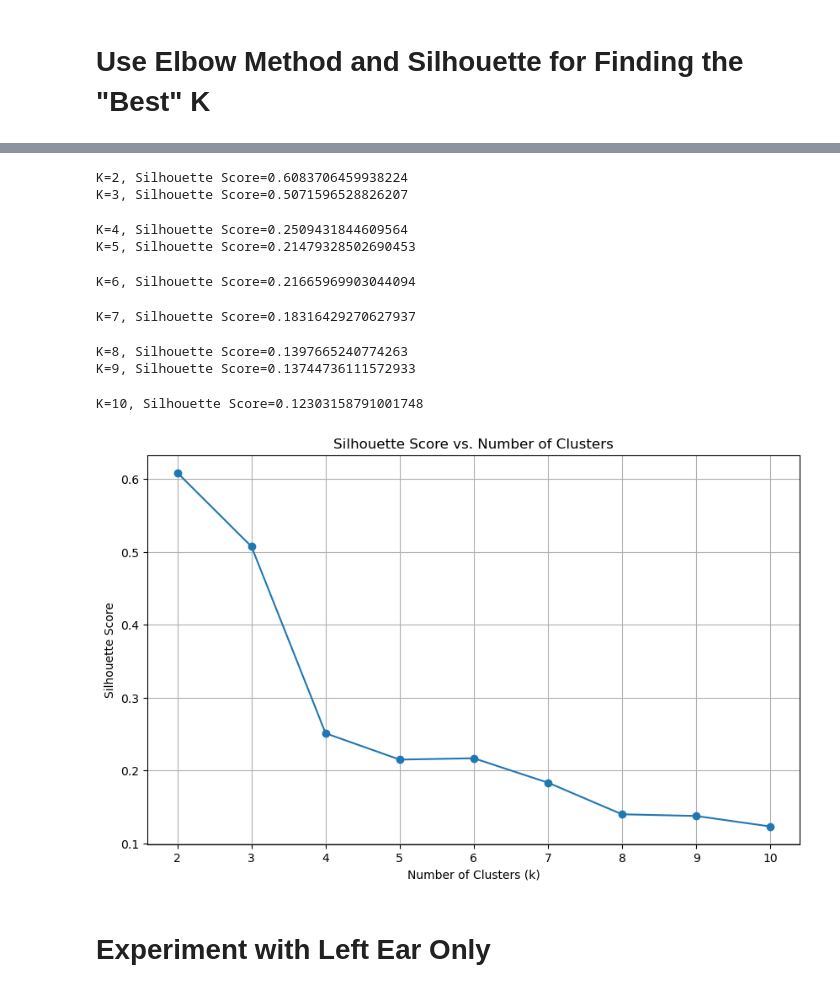
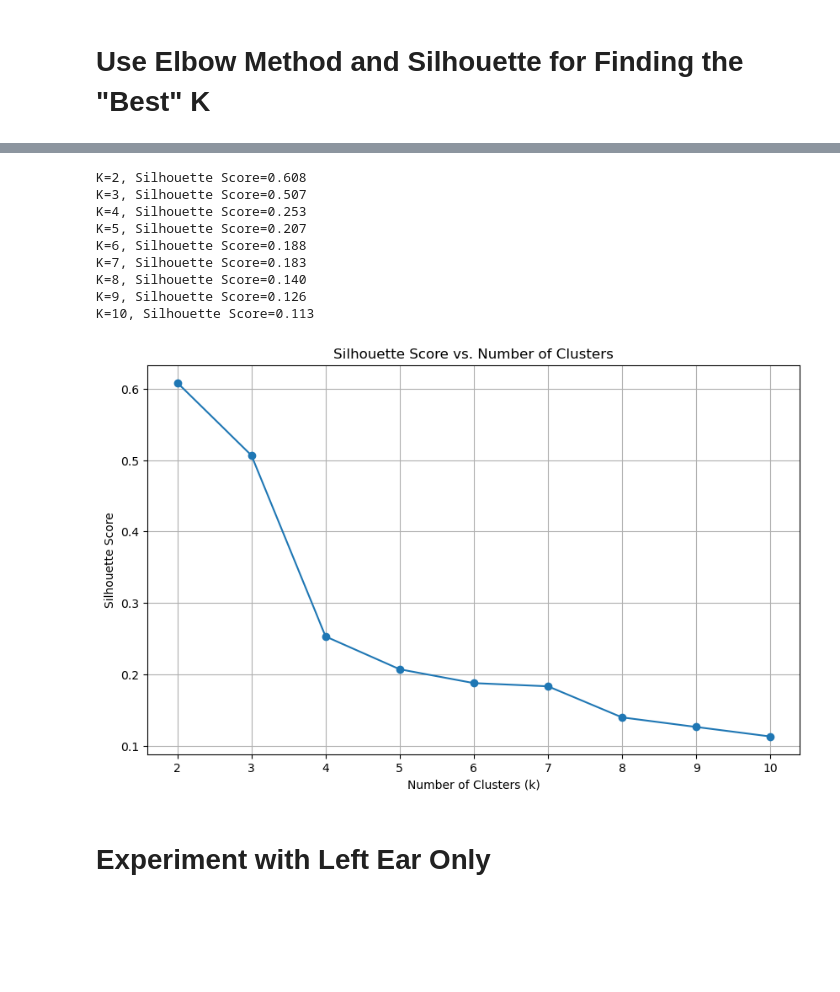
Before and after one commit to BruciiZ/hearing-clustering, a Jupyter notebook: code/K-Means.ipynb, the cells around one changed output, grey strips where cells are left out. Drawn from its saved outputs; the diff is of its cells as text; code cells hidden in the pictures; blank space fills up the shorter version.

```diff
--- a/code/K-Means.ipynb
+++ b/code/K-Means.ipynb
@@ -282,7 +298,7 @@ See the caveats in the documentation: https://pandas.pydata.org/pandas-docs/stab
 # Use Elbow Method to determine optimal number of clusters
 
 # Initialize a list to store the inertia values
-inertia_values = []
+both_inertia_values = []
 
 # Define the range of clusters to try
 k_values = range(1, 11)
@@ -290,15 +306,15 @@ k_values = range(1, 11)
 # Iterate over the range of k values
 for k in k_values:
     # Initialize the KMeans object with k clusters
-    kmeans = KMeans(n_clusters=k, random_state=42)
+    kmeans = KMeans(n_clusters=k, random_state=42, n_init = 'auto')
     kmeans.fit(data_scaled)
     # Append the inertia value to the list
-    inertia_values.append(kmeans.inertia_)
-    print(f"K={k}, Inertia={kmeans.inertia_}")
+    both_inertia_values.append(kmeans.inertia_)
+    print(f'k={k}: {kmeans.inertia_:.3f}')
 
 # Plot the inertia values against k values
 plt.figure(figsize=(10, 6))
-plt.plot(k_values, inertia_values, marker='o')
+plt.plot(k_values, both_inertia_values, marker='o')
 plt.xlabel('Number of Clusters (k)')
 plt.ylabel('Inertia')
 plt.title('Inertia vs. Number of Clusters')
@@ -319,44 +335,44 @@ K=10, Inertia=10564.642493850464
 # %%
 # Use Silhouette Score to determine optimal number of clusters
 
 from sklearn.metrics import silhouette_score
 
 # Initialize a list to store the silhouette scores
-silhouette_scores = []
+both_silhouette_scores = []
 
 # Define the range of clusters to try
 k_values = range(2, 11)
 
 # Iterate over the range of k values
 
 for k in k_values:
     # Initialize the KMeans object with k clusters
-    kmeans = KMeans(n_clusters=k, random_state=42)
+    kmeans = KMeans(n_clusters=k, random_state=42, n_init = 'auto')
     kmeans.fit(data_scaled)
     # Calculate the silhouette score
     score = silhouette_score(data_scaled, kmeans.labels_)
-    silhouette_scores.append(score)
-    print(f"K={k}, Silhouette Score={score}")
+    both_silhouette_scores.append(score)
+    print(f"K={k}, Silhouette Score={score:.3f}")
 
 # Plot the silhouette scores against k values
 plt.figure(figsize=(10, 6))
-plt.plot(k_values, silhouette_scores, marker='o')
+plt.plot(k_values, both_silhouette_scores, marker='o')
 plt.xlabel('Number of Clusters (k)')
 plt.ylabel('Silhouette Score')
 plt.title('Silhouette Score vs. Number of Clusters')
 plt.grid(True)
 plt.show()
 # %% [output]
-K=2, Silhouette Score=0.6083706459938224
-K=3, Silhouette Score=0.5071596528826207
+K=2, Silhouette Score=0.608
+K=3, Silhouette Score=0.507
+K=4, Silhouette Score=0.253
+K=5, Silhouette Score=0.207
+K=6, Silhouette Score=0.188
+K=7, Silhouette Score=0.183
+K=8, Silhouette Score=0.140
+K=9, Silhouette Score=0.126
+K=10, Silhouette Score=0.113
-K=4, Silhouette Score=0.2509431844609564
-K=5, Silhouette Score=0.21479328502690453
-K=6, Silhouette Score=0.21665969903044094
-K=7, Silhouette Score=0.18316429270627937
-K=8, Silhouette Score=0.1397665240774263
-K=9, Silhouette Score=0.13744736111572933
-K=10, Silhouette Score=0.12303158791001748
-[figure, old version]
+[figure, new version]
 # %% [markdown]
 # Experiment with Left Ear Only
 # %%
```
Also changed, not shown: parts of 21 cells of this notebook, 1 other file.
